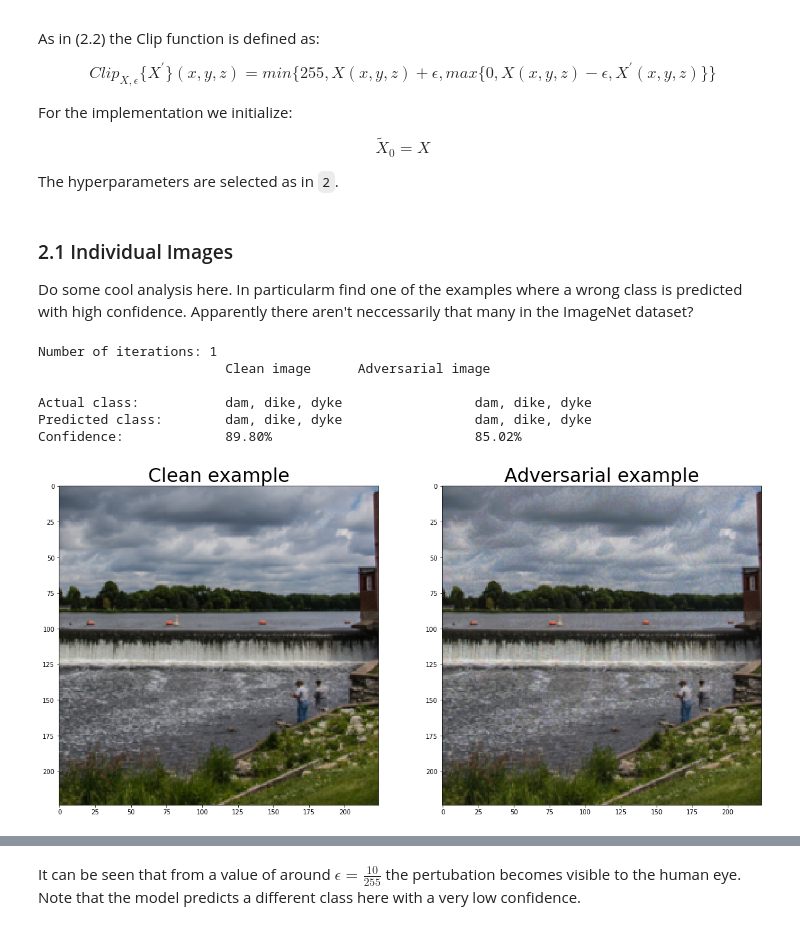
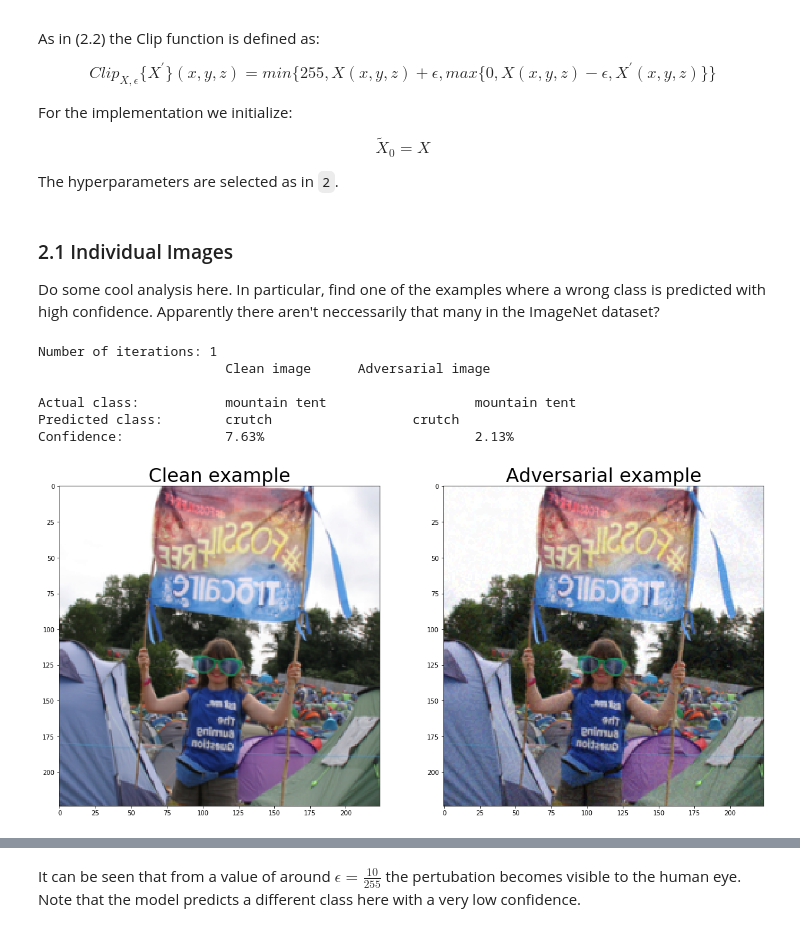
Before and after one commit to phil-hoang/Adversarial_Examples_GANs, a Jupyter notebook: 03_Iterative-Least-Likely-Class-Method.ipynb, the cells around one changed output, grey strips where cells are left out. Drawn from its saved outputs; the diff is of its cells as text; code cells hidden in the pictures.

```diff
--- a/03_Iterative-Least-Likely-Class-Method.ipynb
+++ b/03_Iterative-Least-Likely-Class-Method.ipynb
@@ -46,11 +46,14 @@ GoogLeNet(
   (fc): Linear(in_features=1024, out_features=1000, bias=True)
 )
 # %%
+mean = [0.485, 0.456, 0.406]
+std = [0.229, 0.224, 0.225]
+
 preprocess = transforms.Compose([
         transforms.Resize(256),
         transforms.CenterCrop(224),
         transforms.ToTensor(),
-        transforms.Normalize(mean=[0.485, 0.456, 0.406], std=[0.229, 0.224, 0.225])
+        transforms.Normalize(mean=mean, std=std)
     ])
 
 data_loader = torch.utils.data.DataLoader(
@@ -105,7 +108,15 @@ def apply_ILLM(model, image, label, alpha, epsilon, num_iterations=2):
     assert(label.shape == torch.Size([1]))
 
     ## Initialize adversarial image as image according to equation (3)
-    image_adver = image.clone()
+    image_adver = image.clone().detach()
+
+    # Calculate normalized range [0, 1] and convert them to tensors
+    zero_normed = [-m/s for m,s in zip(mean, std)]
+    zero_normed = torch.tensor(zero_normed, dtype=torch.float).unsqueeze(-1).unsqueeze(-1)
+
+    max_normed = [(1-m)/s for m,s in zip(mean,std)]
+    max_normed = torch.tensor(max_normed, dtype=torch.float).unsqueeze(-1).unsqueeze(-1)
+
 
     for i in range(num_iterations):
 
@@ -135,14 +146,14 @@ def apply_ILLM(model, image, label, alpha, epsilon, num_iterations=2):
         image_minus = image - epsilon
         assert(torch.equal(image_plus, image) == False)
 
+
         # Part 1
         third_part_1 = torch.max(image_minus, image_prime)
-        third_part = torch.max(torch.tensor(0, dtype=torch.float), third_part_1)
+        third_part = torch.max(zero_normed, third_part_1)
 
         # Part 2
         image_adver = torch.min(image_plus, third_part)
-        image_adver = torch.min(torch.tensor(255, dtype=torch.float), image_adver)
-
+        image_adver = torch.min(max_normed, image_adver)
 
     return image_adver
 # %%
@@ -176,21 +188,21 @@ def compare_examples_ILLM(alpha, epsilon, idx):
 # %% [markdown]
 ### 2.1 Individual Images
 
-Do some cool analysis here. In particularm find one of the examples where a wrong class is predicted with high confidence. Apparently there aren't neccessarily that many in the ImageNet dataset?
+Do some cool analysis here. In particular, find one of the examples where a wrong class is predicted with high confidence. Apparently there aren't neccessarily that many in the ImageNet dataset?
 # %%
-idx = 40
+idx = 38
 epsilon = 20/255 ##
 alpha = 1 # As in the paper
 
 compare_examples_ILLM(alpha, epsilon, idx)
 # %% [output]
 Number of iterations: 1
                         Clean image      Adversarial image
 
-Actual class:           dam, dike, dyke                 dam, dike, dyke
-Predicted class:        dam, dike, dyke                 dam, dike, dyke
-Confidence:             89.80%                          85.02%
+Actual class:           mountain tent                   mountain tent
+Predicted class:        crutch                  crutch
+Confidence:             7.63%                           2.13%
-[figure, old version]
+[figure, new version]
 # %%
 idx = 49
 epsilon = 20/255 ##
```
Also changed, not shown: parts of 5 cells of this notebook.
